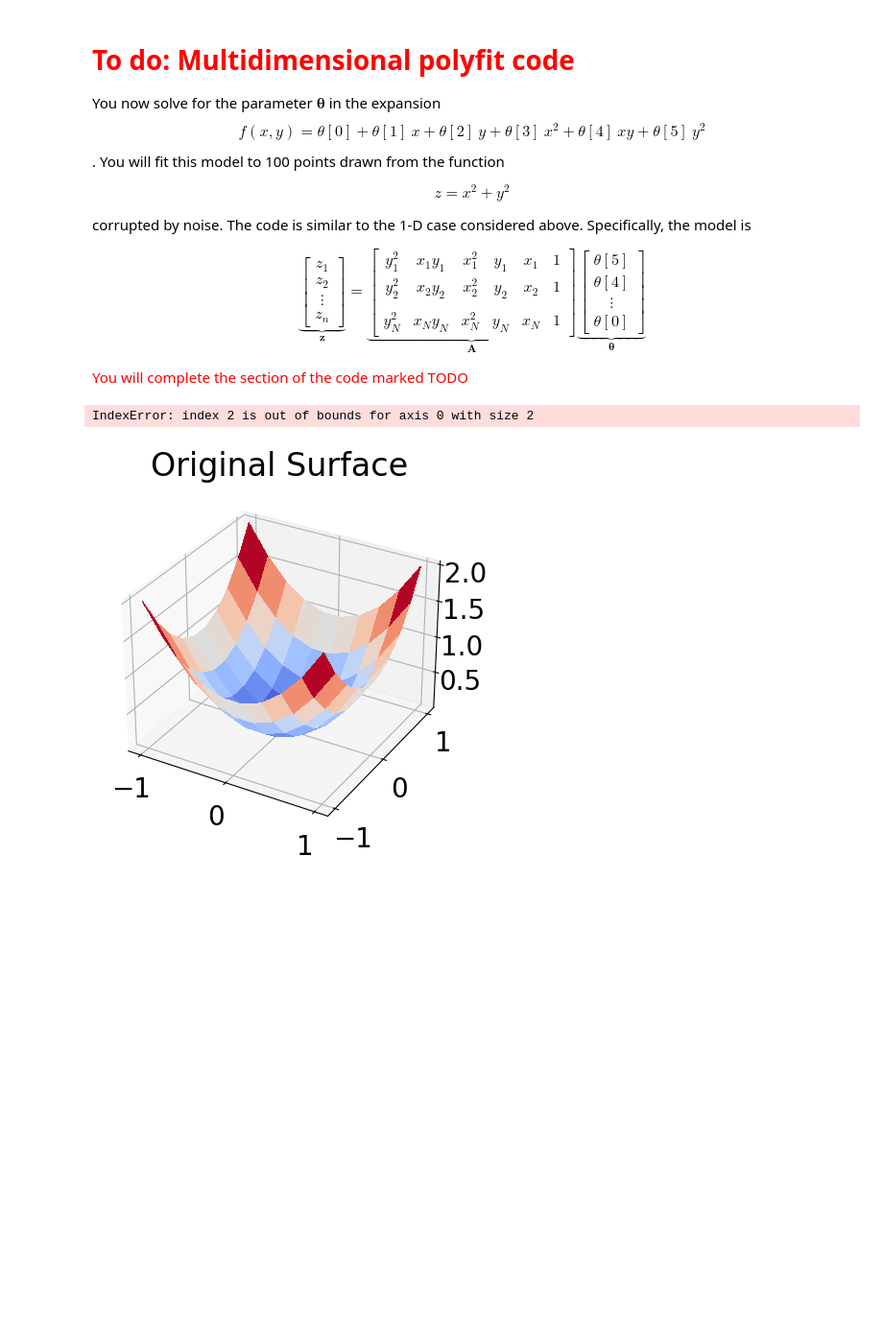
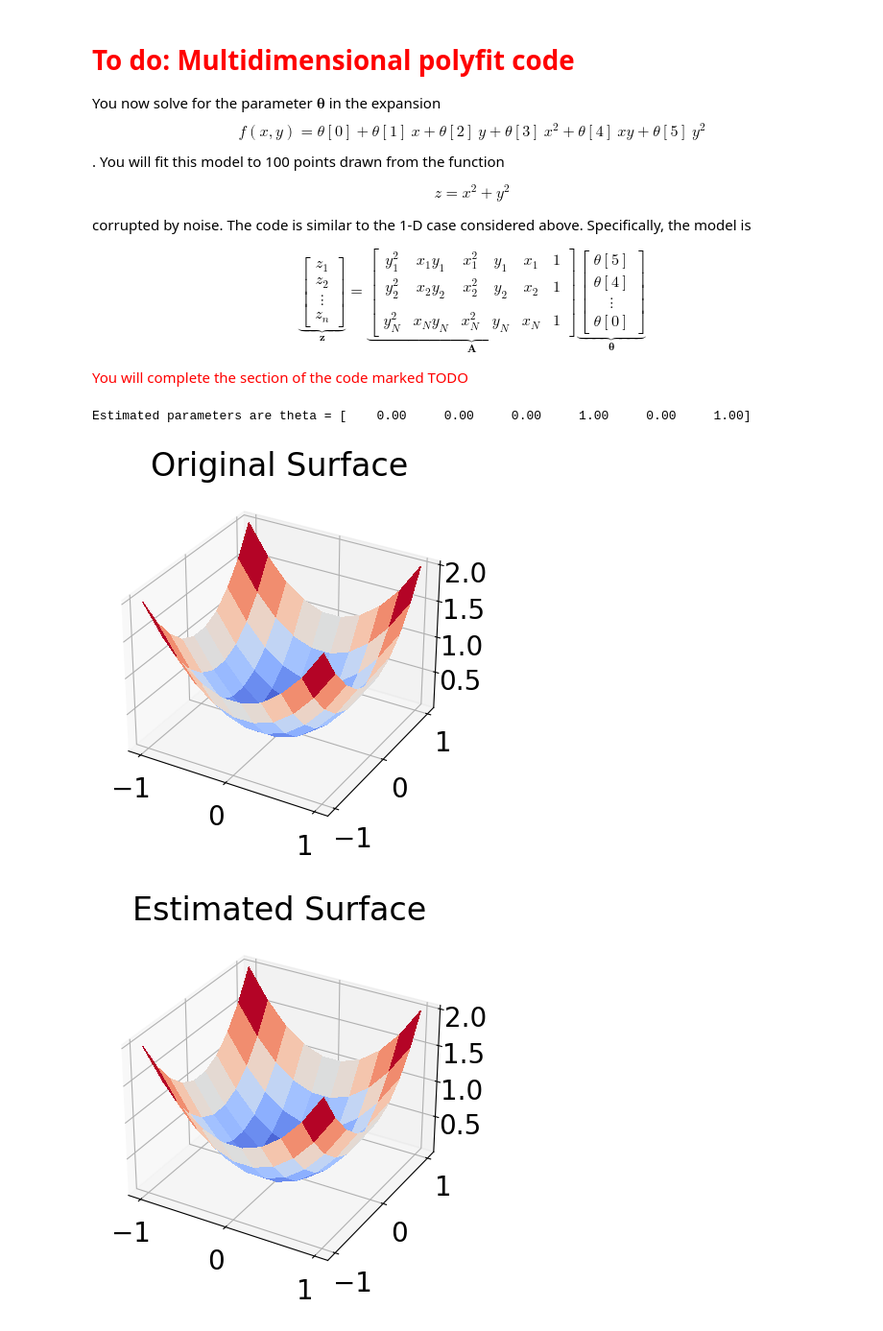
Before and after one commit to aezouhri/Machine_Learning, a Jupyter notebook: Mini assignment 5/ma05-linear_regression.ipynb, the cells around one changed output. Shown: that part at 96% size. Saved outputs shown, nothing was run; the diff lists cells and outputs as text; code cells hidden in the pictures; blank space fills up the shorter version.

```diff
--- a/Mini assignment 5/ma05-linear_regression.ipynb
+++ b/Mini assignment 5/ma05-linear_regression.ipynb
@@ -156,31 +156,34 @@ fig = plt.figure()
 ax = fig.add_subplot(projection='3d')
 surf = ax.plot_surface(x, y, Z, cmap=cm.coolwarm,
                        linewidth=0, antialiased=False)
 plt.title('Original Surface')
 
 X = x.flatten()
 Y = y.flatten()
 b = Z.flatten()
 
 # TODO: Create A and solve for theta-----------------
 
 # Create the matrix A
+A = np.column_stack((np.ones_like(X), X, Y, X**2, X*Y, Y**2))
 
 
 # Solve for theta
+theta = np.matmul(np.matmul(np.linalg.inv(np.matmul(np.transpose(A), A)), np.transpose(A)), b)
 
 
 # END TODO--------------------------------------------
 
 print("Estimated parameters are theta = [%8.2f %8.2f %8.2f %8.2f %8.2f %8.2f]" %(theta[0],theta[1],theta[2],theta[3],theta[4],theta[5]))
 
 # Compute the estimated polynomial
 Zest = theta[0] + theta[1]*x + theta[2]*y + theta[3]*x**2 + theta[4]*x*y+ theta[5]*y**2
 fig1 = plt.figure()
 ax = fig1.add_subplot(projection='3d')
 surf = ax.plot_surface(x, y, Zest, cmap=cm.coolwarm,
                        linewidth=0, antialiased=False)
 c=plt.title('Estimated Surface')
 # %% [output]
-IndexError: index 2 is out of bounds for axis 0 with size 2
+Estimated parameters are theta = [    0.00     0.00     0.00     1.00     0.00     1.00]
 [figure]
+[figure, added]
```
Also changed, not shown: parts of 6 cells of this notebook.
